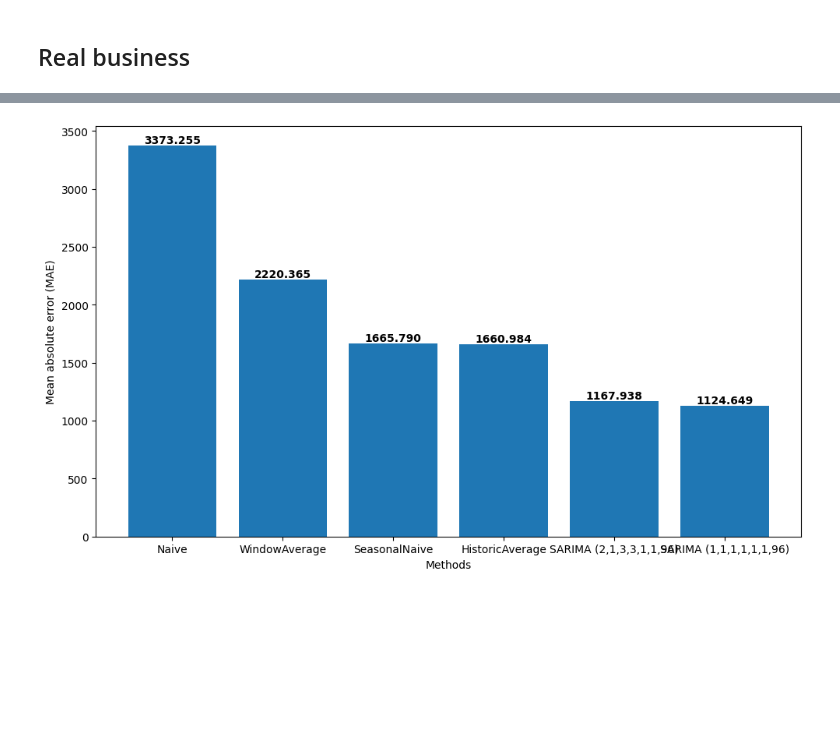
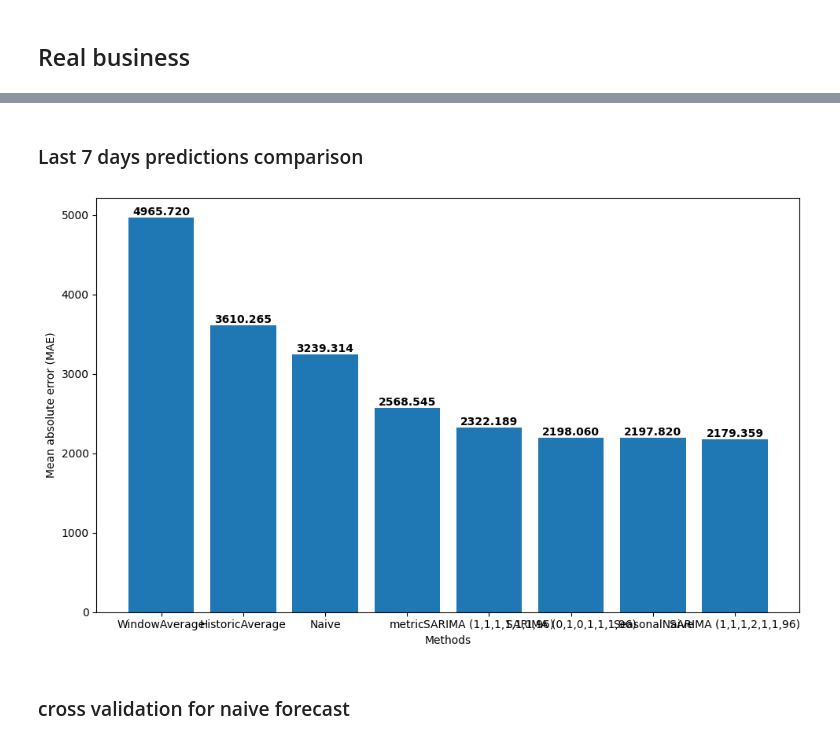
Before and after one commit to dhruvilsangani/EarthSync, a Jupyter notebook: TS-forecast.ipynb, the cells around one changed output, grey strips where cells are left out. Drawn from its saved outputs; the diff is of its cells as text; code cells hidden in the pictures; blank space fills up the shorter version.

```diff
--- a/TS-forecast.ipynb
+++ b/TS-forecast.ipynb
@@ -129,6 +148,6 @@ evaluation
 # %%
-methods = evaluation.columns[1:].tolist()
-values = evaluation.iloc[0, 1:].tolist()
+methods = metrics.columns[1:].tolist()
+values = metrics.iloc[0, 1:].tolist()
 
 plt.figure(figsize=(10, 6))
 bars = plt.bar(methods, values)
@@ -156,0 +209,10 @@ plot_series(
+# %%
+data_with_exog = filtered_data.copy()
+# data_with_exog["period_enum"] = data_with_exog["ds"].dt.hour * 4 + data_with_exog["ds"].dt.minute // 15 + 1
+data_with_exog["weekday_enum"] = data_with_exog["ds"].dt.weekday + 1
+
+test = data_with_exog.groupby("unique_id").tail(horizon)
+train = data_with_exog.drop(test.index).reset_index(drop=True)
+
+futr_exog_df = test.drop(["y"], axis=1)
+futr_exog_df.head()
@@ -157,19 +242,10 @@ plot_series(
 # %%
 models = [
-    # AutoARIMA(seasonal=False, alias="ARIMA"),
-    # AutoARIMA(season_length=96, seasonal=True)
-    # ARIMA(order=(2,1,3), season_length=96, seasonal_order=(3, 1, 1), alias="SARIMA (2,1,3,3,1,1,96)"),
-    # ARIMA(order=(1,1,1), season_length=96, seasonal_order=(1, 1, 1), alias="SARIMA (1,1,1,1,1,1,96)")
-    ARIMA(order=(1,1,1), season_length=96, seasonal_order=(1, 1, 1), alias="SARIMA (1,1,1,1,1,1,96)")
+    ARIMA(order=(1,1,1), season_length=96, seasonal_order=(1, 1, 1), alias="SARIMA (1,1,1,1,1,1,96) exog")
 ]
 
 sf = StatsForecast(models=models, freq="15min")
 sf.fit(df=train)
-arima_preds = sf.predict(h=horizon)
+exog_preds = sf.predict(h=horizon, X_df=futr_exog_df)
 
-arima_eval_df = pd.merge(arima_preds, eval_df, 'inner', ['ds', 'unique_id'])
-arima_eval = evaluate(
-    arima_eval_df,
-    metrics=[mae],
-)
-arima_eval
+test_predictions_v3 = pd.merge(test_predictions_v2, exog_preds,  'inner', ['ds', 'unique_id'])
@@ -179,4 +252,8 @@ arima_eval
 # %%
 # arima_eval = arima_eval.drop(['unique_id'], axis=1).groupby('metric').mean().reset_index()
-arima_eval
+metrics = evaluate(
+    test_predictions_v3,
+    metrics=[mae],
+)
+metrics
 # %% [output]
@@ -193,21 +270,23 @@ plot_series(
+# %% [markdown]
+### Last 7 days predictions comparison
 # %%
-methods = arima_eval.columns[1:].tolist()
-values = arima_eval.iloc[0, 1:].tolist()
+methods = metrics.columns[1:].tolist()
+values = metrics.iloc[0, 2:].tolist()
 
 sorted_data = sorted(zip(methods, values), key=lambda x: x[1], reverse=True)
 methods_sorted, values_sorted = zip(*sorted_data)
 
 plt.figure(figsize=(10, 6))
 bars = plt.bar(methods_sorted, values_sorted)
 
 for bar, value in zip(bars, values_sorted):
     plt.text(bar.get_x() + bar.get_width()/2, bar.get_height() + 0.05,
              f'{value:.3f}', ha='center', va='bottom', fontweight='bold')
 
 plt.xlabel('Methods')
 plt.ylabel('Mean absolute error (MAE)')
 plt.tight_layout()
 
 plt.show()
 # %% [output]
-[figure, old version]
+[figure, new version]
@@ -219,2 +293,4 @@ SARIMA(1,1,1)(1,1,1)96 -> 1124.649
+# %% [markdown]
+### cross validation for naive forecast
 # %%
 models = [
```
Also changed, not shown: parts of 42 cells of this notebook, 7 other files.
